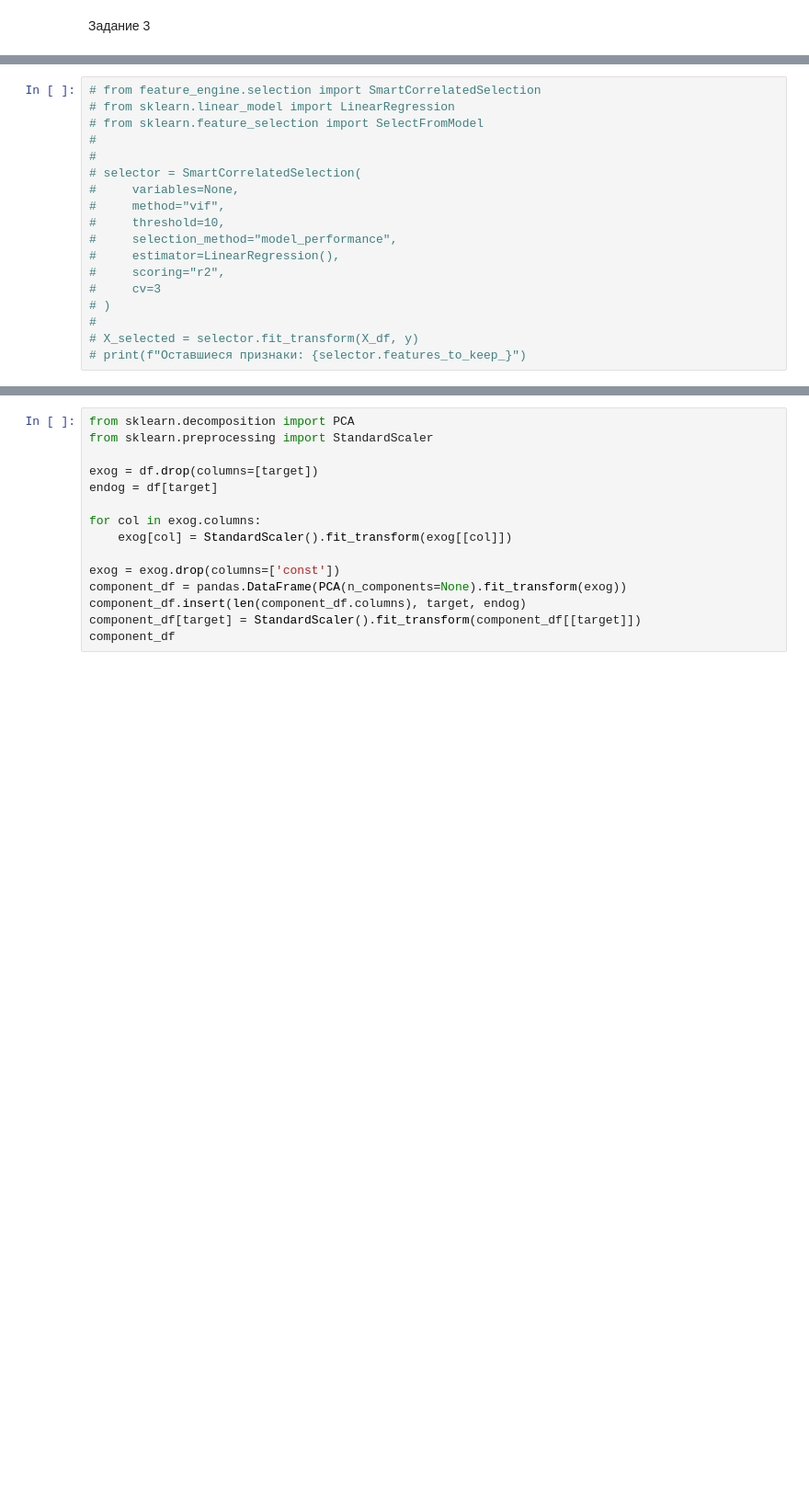
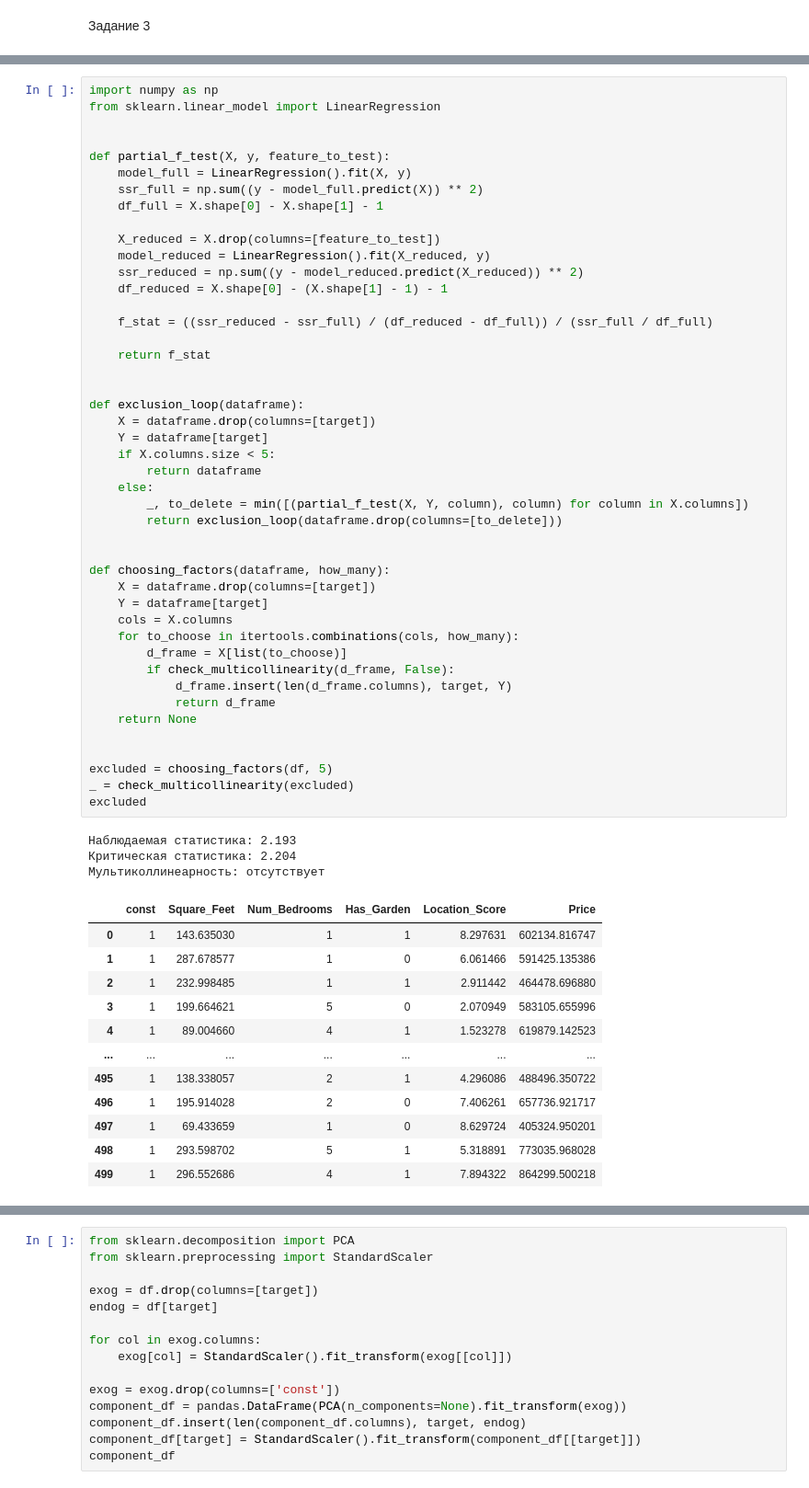
Before and after one commit to Kudriavtsev-Eduard/MultiRegressionSolution, a Jupyter notebook: solution.ipynb, the cells around one changed output, grey strips where cells are left out. Shown at 92% size. Cells and saved outputs as stored; diff of their text form; blank space fills up the shorter version.

Commit message:
Implemented exclusion protocol

```diff
--- a/solution.ipynb
+++ b/solution.ipynb
@@ -86,20 +93,63 @@ check_multicollinearity(df)
 Критическая статистика: 33.350
 Мультиколлинеарность: присутствует
 # %%
-# from feature_engine.selection import SmartCorrelatedSelection
-# from sklearn.linear_model import LinearRegression
-# from sklearn.feature_selection import SelectFromModel
-#
-#
-# selector = SmartCorrelatedSelection(
-#     variables=None,
-#     method="vif",
-#     threshold=10,
-#     selection_method="model_performance",
-#     estimator=LinearRegression(),
-#     scoring="r2",
-#     cv=3
-# )
-#
-# X_selected = selector.fit_transform(X_df, y)
-# print(f"Оставшиеся признаки: {selector.features_to_keep_}")
+import numpy as np
+from sklearn.linear_model import LinearRegression
+
+
+def partial_f_test(X, y, feature_to_test):
+    model_full = LinearRegression().fit(X, y)
+    ssr_full = np.sum((y - model_full.predict(X)) ** 2)
+    df_full = X.shape[0] - X.shape[1] - 1
+
+    X_reduced = X.drop(columns=[feature_to_test])
+    model_reduced = LinearRegression().fit(X_reduced, y)
+    ssr_reduced = np.sum((y - model_reduced.predict(X_reduced)) ** 2)
+    df_reduced = X.shape[0] - (X.shape[1] - 1) - 1
+
+    f_stat = ((ssr_reduced - ssr_full) / (df_reduced - df_full)) / (ssr_full / df_full)
+
+    return f_stat
+
+
+def exclusion_loop(dataframe):
+    X = dataframe.drop(columns=[target])
+    Y = dataframe[target]
+    if X.columns.size < 5:
+        return dataframe
+    else:
+        _, to_delete = min([(partial_f_test(X, Y, column), column) for column in X.columns])
+        return exclusion_loop(dataframe.drop(columns=[to_delete]))
+
+
+def choosing_factors(dataframe, how_many):
+    X = dataframe.drop(columns=[target])
+    Y = dataframe[target]
+    cols = X.columns
+    for to_choose in itertools.combinations(cols, how_many):
+        d_frame = X[list(to_choose)]
+        if check_multicollinearity(d_frame, False):
+            d_frame.insert(len(d_frame.columns), target, Y)
+            return d_frame
+    return None
+
+
+excluded = choosing_factors(df, 5)
+_ = check_multicollinearity(excluded)
+excluded
+# %% [output]
+Наблюдаемая статистика: 2.193
+Критическая статистика: 2.204
+Мультиколлинеарность: отсутствует
+|  | const | Square_Feet | Num_Bedrooms | Has_Garden | Location_Score | Price |
+| 0 | 1 | 143.635030 | 1 | 1 | 8.297631 | 602134.816747 |
+| 1 | 1 | 287.678577 | 1 | 0 | 6.061466 | 591425.135386 |
+| 2 | 1 | 232.998485 | 1 | 1 | 2.911442 | 464478.696880 |
+| 3 | 1 | 199.664621 | 5 | 0 | 2.070949 | 583105.655996 |
+| 4 | 1 | 89.004660 | 4 | 1 | 1.523278 | 619879.142523 |
+| ... | ... | ... | ... | ... | ... | ... |
+| 495 | 1 | 138.338057 | 2 | 1 | 4.296086 | 488496.350722 |
+| 496 | 1 | 195.914028 | 2 | 0 | 7.406261 | 657736.921717 |
+| 497 | 1 | 69.433659 | 1 | 0 | 8.629724 | 405324.950201 |
+| 498 | 1 | 293.598702 | 5 | 1 | 5.318891 | 773035.968028 |
+| 499 | 1 | 296.552686 | 4 | 1 | 7.894322 | 864299.500218 |
```
Also changed, not shown: parts of 6 cells of this notebook.
